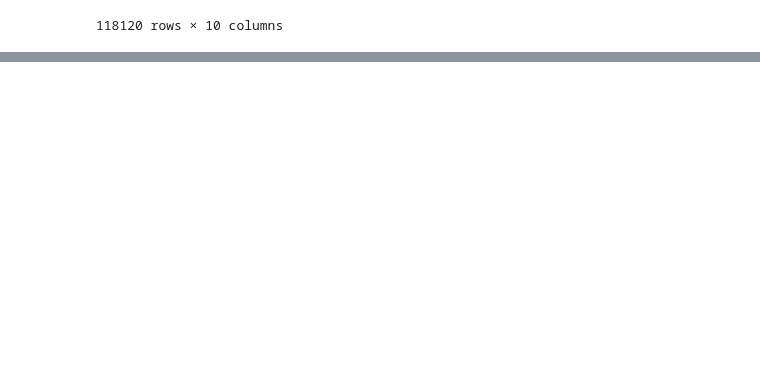
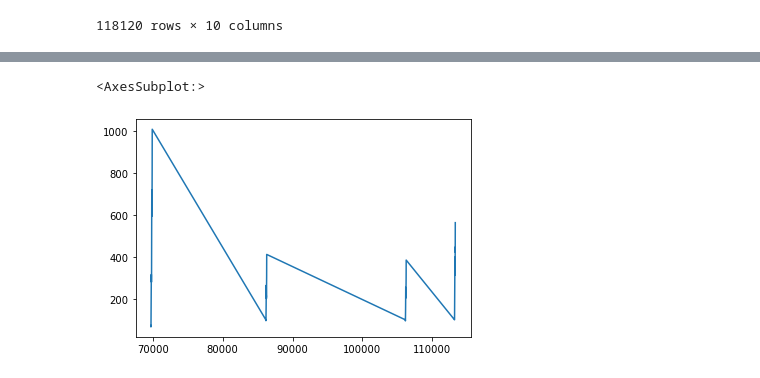
Before and after one commit to Silvam1345/cs103a-cpa01, a Jupyter notebook: cpa01.ipynb, the cells around one changed output, grey strips where cells are left out. Saved outputs shown, nothing was run; the diff lists cells and outputs as text; code cells hidden in the pictures; blank space fills up the shorter version.

```diff
--- a/cpa01.ipynb
+++ b/cpa01.ipynb
@@ -29,0 +60,6 @@ df
+# %%
+mass_hdf = df[df['place_name'] == "Massachusetts"]
+mass_hdf['index_nsa'].plot()
+# %% [output]
+<AxesSubplot:>
+[figure, added]
```
Also changed, not shown: parts of 12 cells of this notebook.
